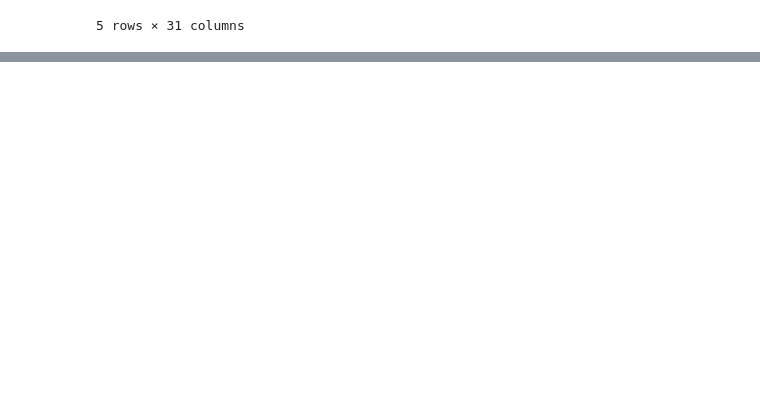
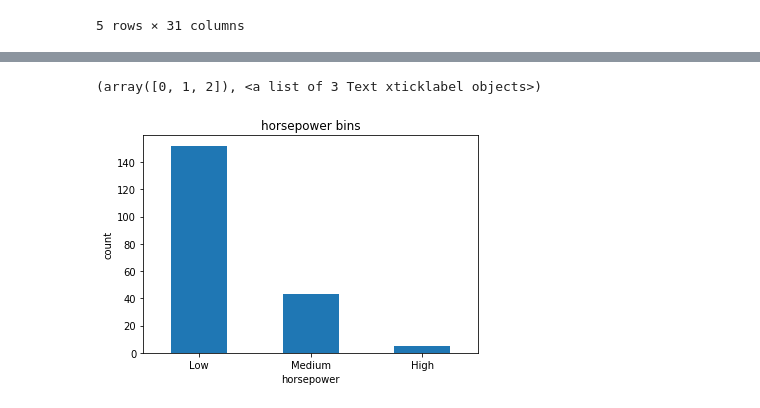
Before and after one commit to sushanth10/car-price-analysis, a Jupyter notebook: data-wrangling.ipynb, the cells around one changed output, grey strips where cells are left out. Drawn from its saved outputs; the diff is of its cells as text; code cells hidden in the pictures; blank space fills up the shorter version.

```diff
--- a/data-wrangling.ipynb
+++ b/data-wrangling.ipynb
@@ -228,0 +263,3 @@ df.head()
+# %%
+grs = ['Low','Medium', 'High']
+df['horsepower-binned'] = pd.cut(df['horsepower'], bins, labels=grs, include_lowest=True)
@@ -228,0 +292,9 @@ df.head()
+# %%
+df['horsepower-binned'].value_counts().plot(kind='bar')
+plt.title('horsepower bins')
+plt.xlabel('horsepower')
+plt.ylabel('count')
+plt.xticks(rotation=0)
+# %% [output]
+(array([0, 1, 2]), <a list of 3 Text xticklabel objects>)
+[figure, added]
```
Also changed, not shown: parts of 16 cells of this notebook, 1 other file.
